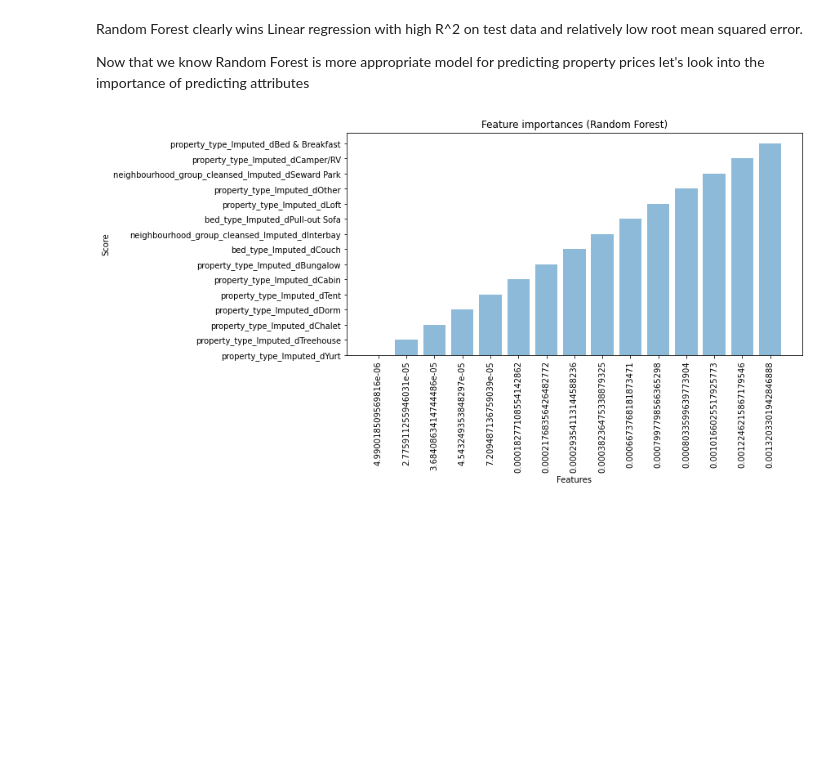
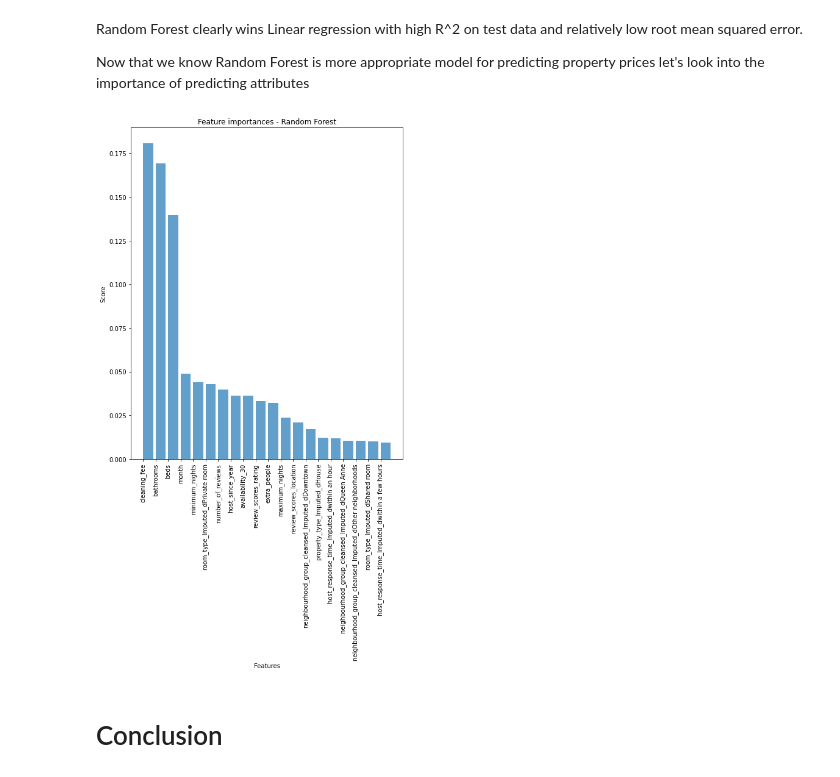
Before and after one commit to Olek-ua/Seattle_Project, a Jupyter notebook: Seattle AirBnB Bookings Analysis .ipynb, the cells around one changed output. Cells and saved outputs as stored; diff of their text form; code cells hidden in the pictures; blank space fills up the shorter version.

Commit message:
Feature importance visualisation & conclusion section added

```diff
--- a/Seattle AirBnB Bookings Analysis .ipynb
+++ b/Seattle AirBnB Bookings Analysis .ipynb
@@ -573,30 +583,31 @@ Now that we know Random Forest is more appropriate model for predicting property
 # %%
 # Let's analyse importance of predicting attributes
 
-headers = ["name", "score"]
+headers = ["feature", "score"]
 
 feature_importances = grid_search.best_estimator_.feature_importances_
 
 attributes = X_train.columns
 
-values = sorted(zip(feature_importances,attributes), reverse = True)
+values = sorted(zip(attributes, feature_importances), reverse = True)
 
-rdm_forest_feature_importance = pd.DataFrame(values, columns = headers)
+rdm_forest_feature_importance = pd.DataFrame(values, columns = headers).sort_values(by=['score'], ascending=False)
 # %%
-#plot feature importances for top 15 features
-features = rdm_forest_feature_importance['name'][:15]
+# plot feature importances for top 15 features
+
+features = rdm_forest_feature_importance['feature'][:20]
+scores = rdm_forest_feature_importance['score'][:20]
 y_pos = np.arange(len(features))
-scores = rdm_forest_feature_importance['score'][:15]
 
-plt.figure(figsize=(10,5))
-plt.bar(y_pos, scores, align='center', alpha=0.5)
+
+plt.figure(figsize=(8,10))
+plt.bar(y_pos, scores, align='edge', alpha=0.7)
 plt.xticks(y_pos, features, rotation='vertical')
 plt.ylabel('Score')
 plt.xlabel('Features')
-plt.title('Feature importances (Random Forest)')
-
-plt.savefig('feature importances rdm_forest.png')
-
+plt.title('Feature importances - Random Forest')
 plt.show()
 # %% [output]
-[figure, old version]
+[figure, new version]
+# %% [markdown]
+# Conclusion
```
Also changed, not shown: parts of 4 cells of this notebook.
